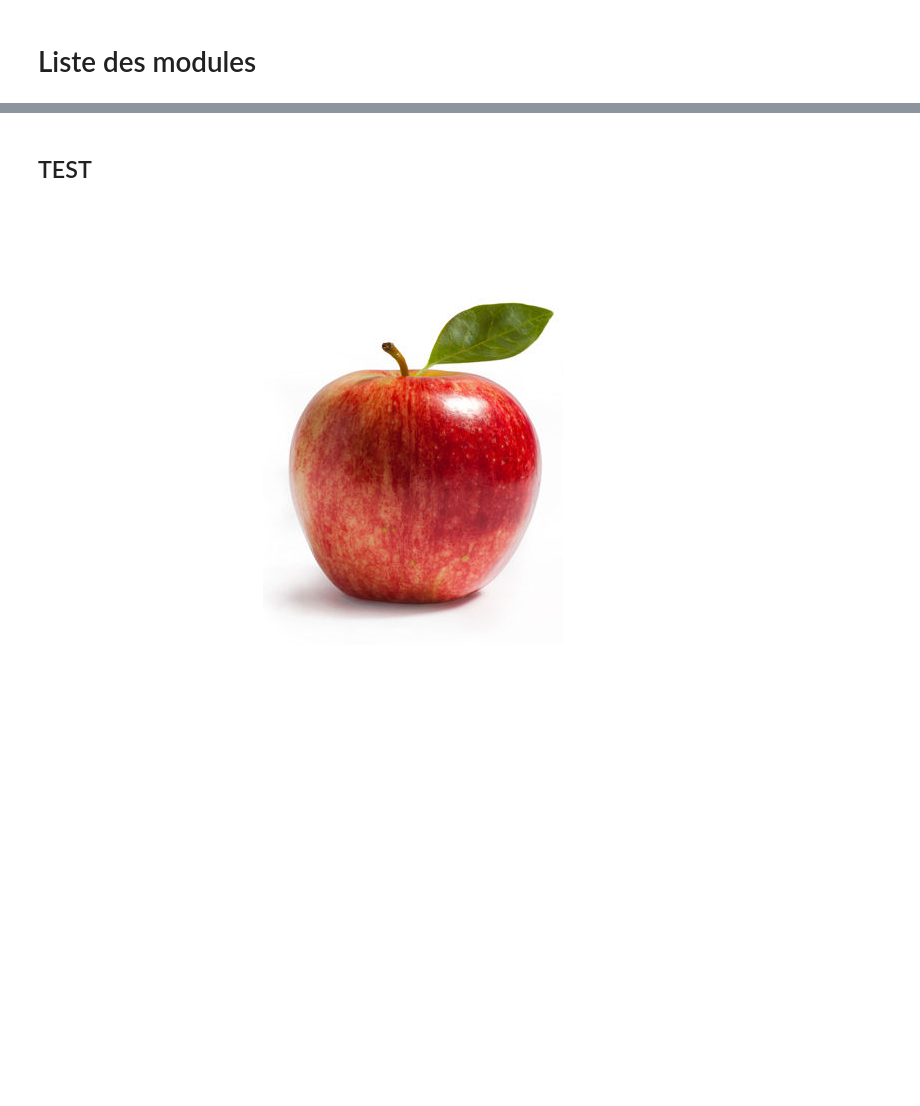
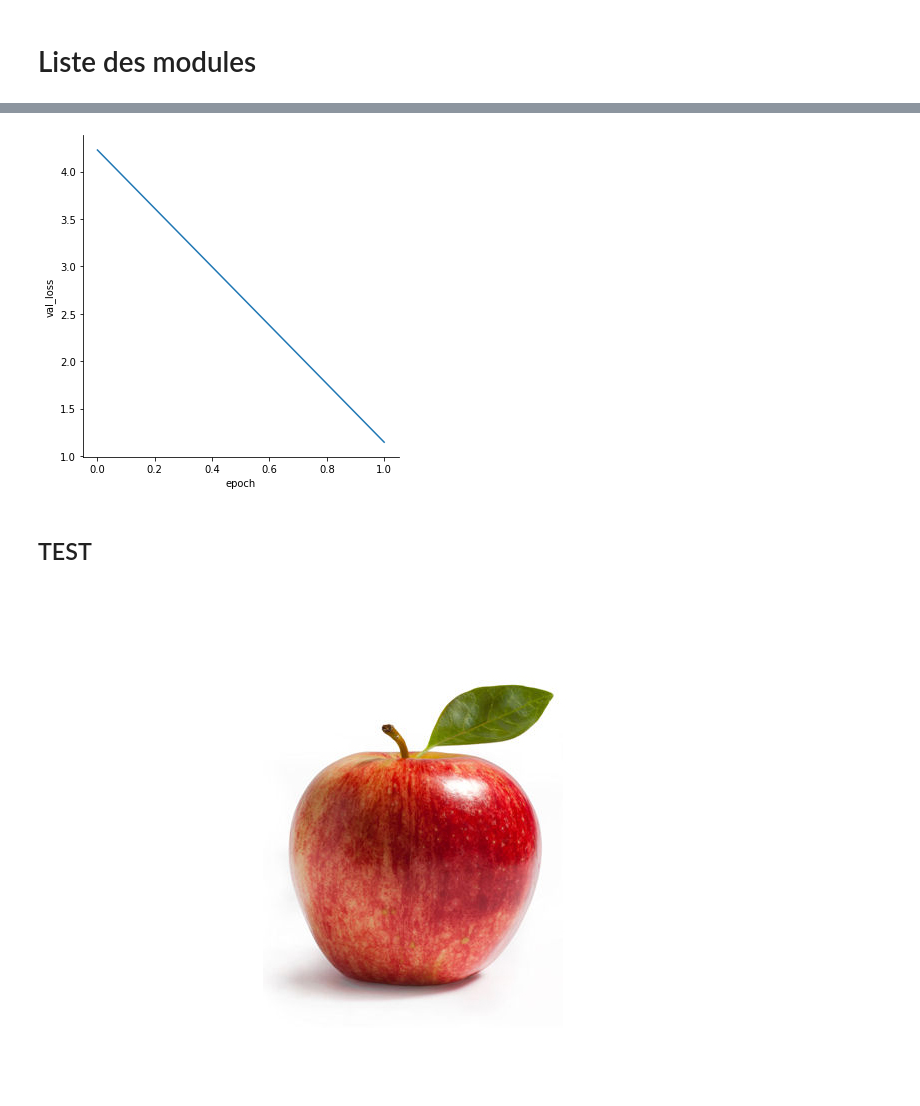
Before and after one commit to Jhy-Red/Foodies, a Jupyter notebook: MODEL DENSE 131 flow from directory..ipynb, the cells around one changed output, grey strips where cells are left out. Saved outputs shown, nothing was run; the diff lists cells and outputs as text; code cells hidden in the pictures; blank space fills up the shorter version.

```diff
--- a/MODEL DENSE 131 flow from directory..ipynb
+++ b/MODEL DENSE 131 flow from directory..ipynb
@@ -113,3 +123,15 @@ Epoch 5/5
+# %%
+X = []
+y = history.history['val_loss']
+for x in range(len(y)):
+    X.append(x)
+
+
+ax = sns.relplot(x=X, y=y, kind="line")
+ax.set(xlabel = "epoch", ylabel = "val_loss")
+plt.show()
+# %% [output]
+[figure, added]
 # %% [markdown]
 ## TEST
 # %%
```
Also changed, not shown: parts of 21 cells of this notebook, 25 other files.
